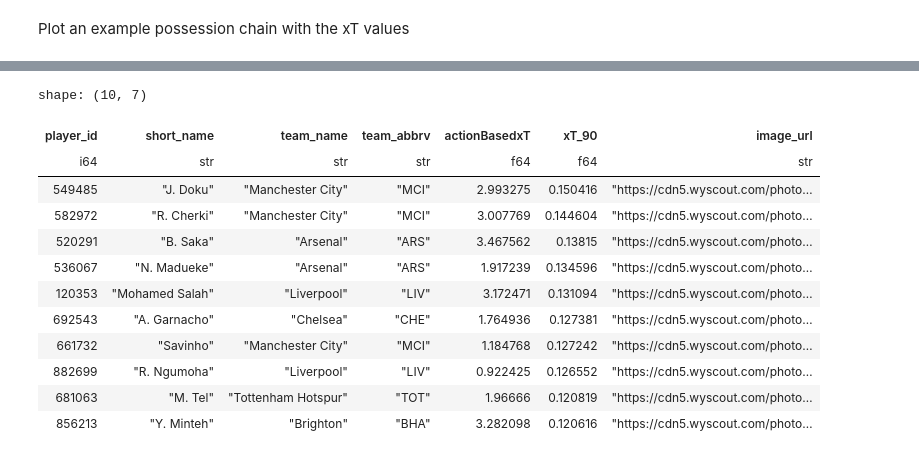
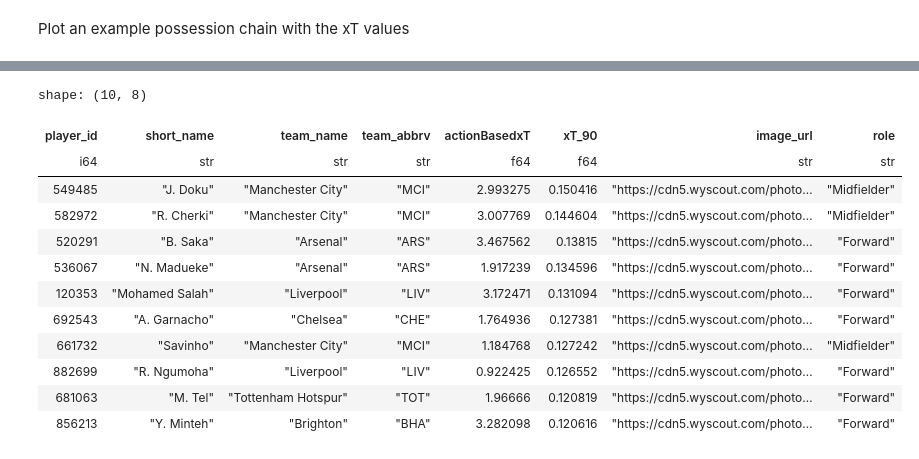
Before and after one commit to MattLowrie/soccermaticspro, a Jupyter notebook: project2/mattlowrie_project2_epl.ipynb, the cells around one changed output, grey strips where cells are left out. Drawn from its saved outputs; the diff is of its cells as text; code cells hidden in the pictures.

```diff
--- a/project2/mattlowrie_project2_epl.ipynb
+++ b/project2/mattlowrie_project2_epl.ipynb
@@ -166,7 +166,8 @@ possession_events_pl = events_pl.filter(
 ).with_columns(
   # Create a temp column that identifies when there are consecutive events where the team is not the possession team
   # (i.e. opponent has 2 or more consecutive events in the same possession)
-  (pl.col('temp_notPossessionTeam') & pl.col('temp_notPossessionTeam').shift(-1).over('matchId', 'possessionId')).alias('temp_opponentConsecutivePossession')
+  (pl.col('temp_notPossessionTeam') &
+   pl.col('temp_notPossessionTeam').shift(-1).over('matchId', 'possessionId')).alias('temp_opponentConsecutivePossession')
 ).with_columns(
   # Create a temp column that identifies possessions that have any opponent consecutive possession events
   pl.col('temp_opponentConsecutivePossession').any().over(['matchId', 'possessionId']).alias('temp_removeEvent')
@@ -569,48 +576,49 @@ Find the top players who had the highest xT per 90 minutes in the 2025/2026 seas
 # %%
-player_xT = abxt_pl.group_by(
+player_xT_pl = abxt_pl.group_by(
   pl.col('player').struct.field('id').alias('player_id')
 ).agg(
   pl.col('actionBasedxT').sum()
 )
 
-player_mins = minutes_pl.group_by(
+player_mins_pl = minutes_pl.group_by(
   pl.col('player_id')
 ).agg(
   pl.col('minutes_played').sum()
 )
 
-team_names = teams_pl.select(
+team_names_pl = teams_pl.select(
   pl.col('team_id'),
   pl.col('name').alias('team_name'),
   pl.col('team_abbrv'),
 )
 
-player_stats = player_xT.join(player_mins, on='player_id', how='left')
-player_stats = player_stats.join(players_pl, on='player_id', how='left')
-player_stats = player_stats.join(team_names, on='team_id', how='left')
+player_stats_pl = player_xT_pl.join(player_mins_pl, on='player_id', how='left')
+player_stats_pl = player_stats_pl.join(players_pl, on='player_id', how='left')
+player_stats_pl = player_stats_pl.join(team_names_pl, on='team_id', how='left')
 
-player_stats = player_stats.with_columns(
+player_stats_pl = player_stats_pl.with_columns(
   (pl.col('actionBasedxT')*90 / pl.col('minutes_played')).alias('xT_90')
 )
-player_xT90 = player_stats.filter(
+# Get the top players by expected danger
+player_xD90_pl = player_stats_pl.filter(
   # Only rank players who have more than 400 minutes played
   pl.col('minutes_played') > 400,
   pl.col('role') != 'Goalkeeper',
-).sort('xT_90', descending=True).select('player_id', 'short_name', 'team_name', 'team_abbrv', 'actionBasedxT', 'xT_90', 'image_url')
+).sort('xT_90', descending=True).select('player_id', 'short_name', 'team_name', 'team_abbrv', 'actionBasedxT', 'xT_90', 'image_url', 'role')
 
-player_xT90.head(10)
+player_xD90_pl.head(10)
 # %% [output]
-shape: (10, 7)
+shape: (10, 8)
-| player_id | short_name | team_name | team_abbrv | actionBasedxT | xT_90 | image_url |
-| i64 | str | str | str | f64 | f64 | str |
-| 549485 | "J. Doku" | "Manchester City" | "MCI" | 2.993275 | 0.150416 | "https://cdn5.wyscout.com/photo… |
-| 582972 | "R. Cherki" | "Manchester City" | "MCI" | 3.007769 | 0.144604 | "https://cdn5.wyscout.com/photo… |
-| 520291 | "B. Saka" | "Arsenal" | "ARS" | 3.467562 | 0.13815 | "https://cdn5.wyscout.com/photo… |
-| 536067 | "N. Madueke" | "Arsenal" | "ARS" | 1.917239 | 0.134596 | "https://cdn5.wyscout.com/photo… |
-| 120353 | "Mohamed Salah" | "Liverpool" | "LIV" | 3.172471 | 0.131094 | "https://cdn5.wyscout.com/photo… |
-| 692543 | "A. Garnacho" | "Chelsea" | "CHE" | 1.764936 | 0.127381 | "https://cdn5.wyscout.com/photo… |
-| 661732 | "Savinho" | "Manchester City" | "MCI" | 1.184768 | 0.127242 | "https://cdn5.wyscout.com/photo… |
-| 882699 | "R. Ngumoha" | "Liverpool" | "LIV" | 0.922425 | 0.126552 | "https://cdn5.wyscout.com/photo… |
-| 681063 | "M. Tel" | "Tottenham Hotspur" | "TOT" | 1.96666 | 0.120819 | "https://cdn5.wyscout.com/photo… |
-| 856213 | "Y. Minteh" | "Brighton" | "BHA" | 3.282098 | 0.120616 | "https://cdn5.wyscout.com/photo… |
+| player_id | short_name | team_name | team_abbrv | actionBasedxT | xT_90 | image_url | role |
+| i64 | str | str | str | f64 | f64 | str | str |
+| 549485 | "J. Doku" | "Manchester City" | "MCI" | 2.993275 | 0.150416 | "https://cdn5.wyscout.com/photo… | "Midfielder" |
+| 582972 | "R. Cherki" | "Manchester City" | "MCI" | 3.007769 | 0.144604 | "https://cdn5.wyscout.com/photo… | "Midfielder" |
+| 520291 | "B. Saka" | "Arsenal" | "ARS" | 3.467562 | 0.13815 | "https://cdn5.wyscout.com/photo… | "Forward" |
+| 536067 | "N. Madueke" | "Arsenal" | "ARS" | 1.917239 | 0.134596 | "https://cdn5.wyscout.com/photo… | "Forward" |
+| 120353 | "Mohamed Salah" | "Liverpool" | "LIV" | 3.172471 | 0.131094 | "https://cdn5.wyscout.com/photo… | "Forward" |
+| 692543 | "A. Garnacho" | "Chelsea" | "CHE" | 1.764936 | 0.127381 | "https://cdn5.wyscout.com/photo… | "Forward" |
+| 661732 | "Savinho" | "Manchester City" | "MCI" | 1.184768 | 0.127242 | "https://cdn5.wyscout.com/photo… | "Midfielder" |
+| 882699 | "R. Ngumoha" | "Liverpool" | "LIV" | 0.922425 | 0.126552 | "https://cdn5.wyscout.com/photo… | "Forward" |
+| 681063 | "M. Tel" | "Tottenham Hotspur" | "TOT" | 1.96666 | 0.120819 | "https://cdn5.wyscout.com/photo… | "Forward" |
+| 856213 | "Y. Minteh" | "Brighton" | "BHA" | 3.282098 | 0.120616 | "https://cdn5.wyscout.com/photo… | "Forward" |
 # %% [markdown]
```
Also changed, not shown: parts of 16 cells of this notebook, 1 other file.
